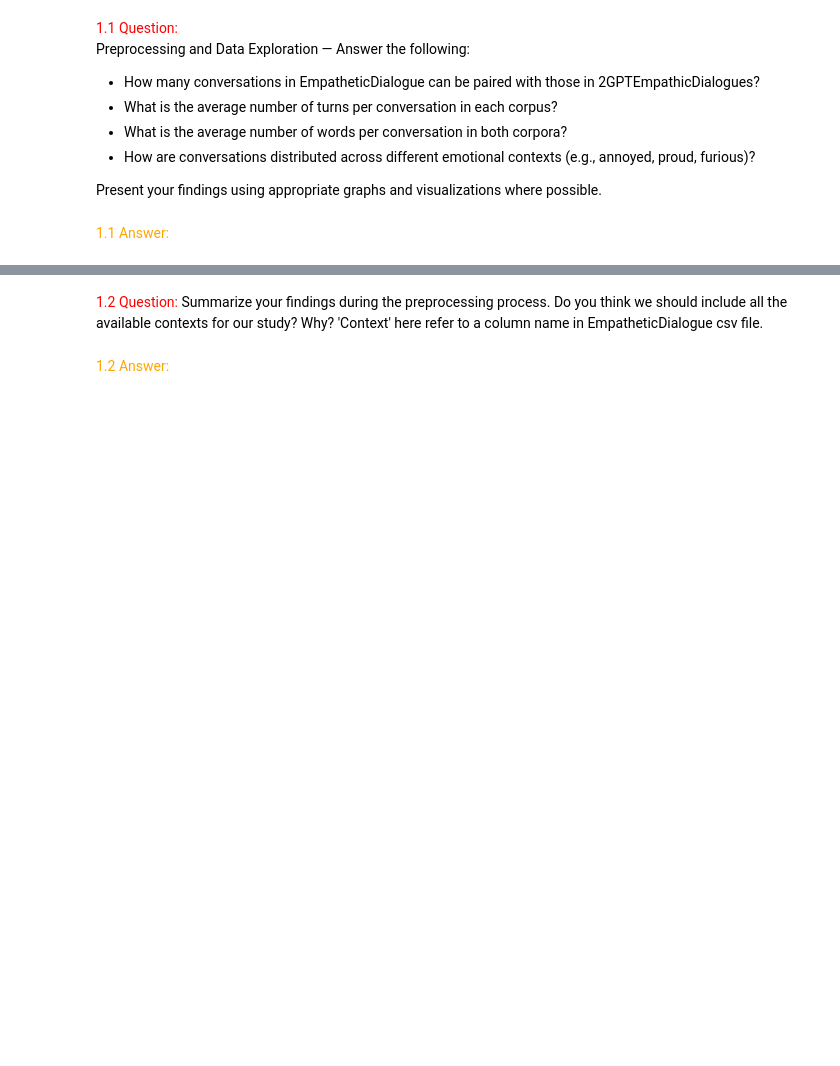
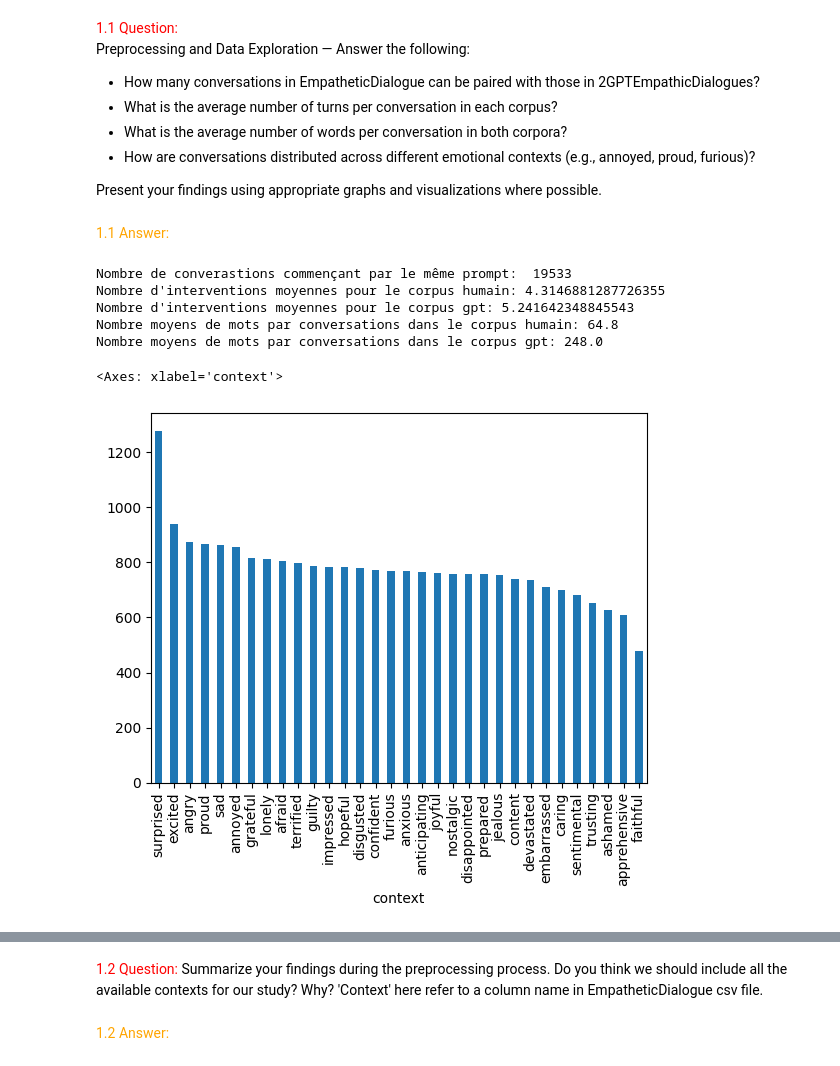
Before and after one commit to telecom-projet-nlp/human-gpt-linguistic-differences, a Jupyter notebook: notebook/Notebook FX.ipynb, the cells around one changed output, grey strips where cells are left out. Saved outputs shown, nothing was run; the diff lists cells and outputs as text; code cells hidden in the pictures; blank space fills up the shorter version.

```diff
--- a/notebook/Notebook FX.ipynb
+++ b/notebook/Notebook FX.ipynb
@@ -76,7 +77,7 @@ import pandas as pd
 rows = []
 
 for i, line in enumerate(raw_gpt_dial["processed"]):
-    utterance_list = line.split("\n")
+    utterance_list = line.split("\n\n")
     for j, utterance in enumerate(utterance_list):
         rows.append({
             "conv_id": raw_gpt_dial["conv_id"].iloc[i],
@@ -87,8 +88,10 @@ for i, line in enumerate(raw_gpt_dial["processed"]):
             "utterance": utterance.strip()
         })
 
+
 gpt_dial = pd.DataFrame(rows)
+gpt_dial = gpt_dial[gpt_dial["utterance"].str.strip() != ""]
+
 print(gpt_dial.info())
-print(gpt_dial.head(10))
 # %% [output]
 <class 'pandas.core.frame.DataFrame'>
@@ -128,0 +127,37 @@ Present your findings using appropriate graphs and visualizations where possible
+# %%
+#Nombre de conversations en commun entre les deux dataset
+print("Nombre de converastions commençant par le même prompt: ", len(set(human_dial["conv_id"]) & set(gpt_dial["conv_id"])))
+
+#Nombre moyen d'interventions par conversation
+human_average_turn = human_dial["conv_id"].value_counts().values.mean()
+gpt_average_turn = gpt_dial["conv_id"].value_counts().values.mean()
+print("Nombre d'interventions moyennes pour le corpus humain:", human_average_turn)
+print("Nombre d'interventions moyennes pour le corpus gpt:", gpt_average_turn)
+
+#Average number of words in each corpora
+human_full_dial = (
+    human_dial
+    .groupby("conv_id")["utterance"]
+    .apply(lambda x: " ".join(x))
+)
+gpt_full_dial = (
+    gpt_dial
+    .groupby("conv_id")["utterance"]
+    .apply(lambda x: " ".join(x))
+)
+human_word_count = human_full_dial.str.findall(r"\b\w+\b").str.len()
+gpt_word_count = gpt_full_dial.str.findall(r"\b\w+\b").str.len()
+print("Nombre moyens de mots par conversations dans le corpus humain:", human_word_count.head().mean())
+print("Nombre moyens de mots par conversations dans le corpus gpt:", gpt_word_count.head().mean())
+
+#Distribution of contexts
+human_unique = human_dial.groupby("conv_id", as_index=False).first()[["conv_id", "context"]]
+human_unique["context"].value_counts().plot.bar()
+# %% [output]
+Nombre de converastions commençant par le même prompt:  19533
+Nombre d'interventions moyennes pour le corpus humain: 4.3146881287726355
+Nombre d'interventions moyennes pour le corpus gpt: 5.241642348845543
+Nombre moyens de mots par conversations dans le corpus humain: 64.8
+Nombre moyens de mots par conversations dans le corpus gpt: 248.0
+<Axes: xlabel='context'>
+[figure, added]
```
Also changed, not shown: parts of 5 cells of this notebook.
